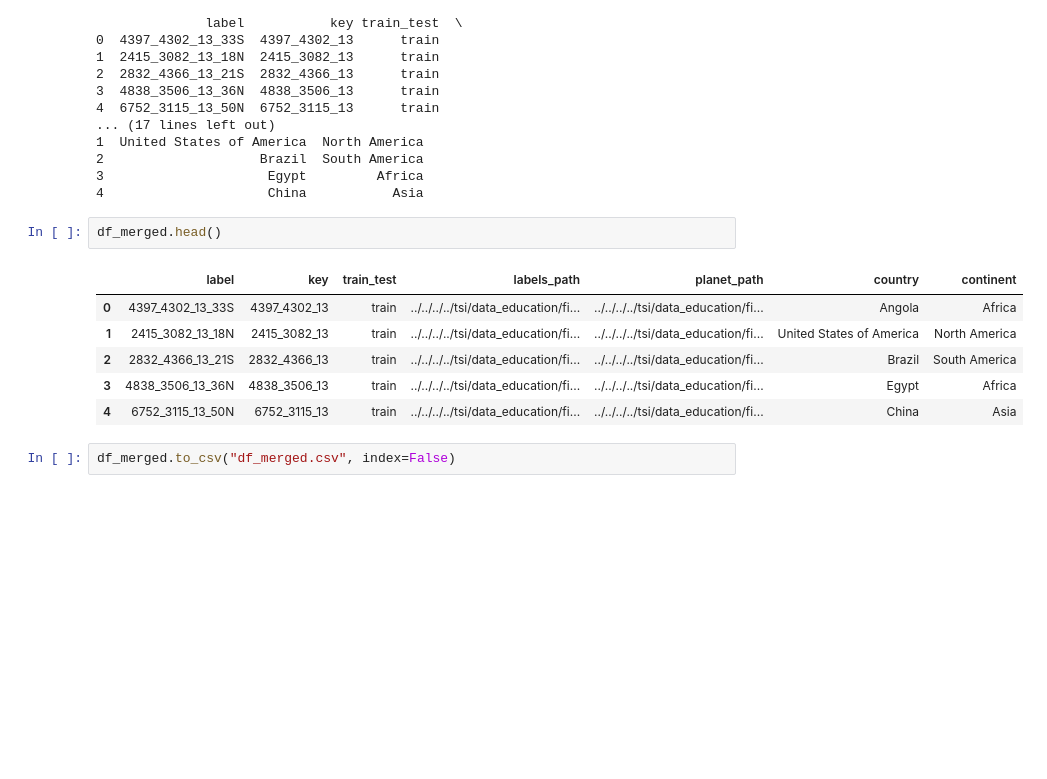
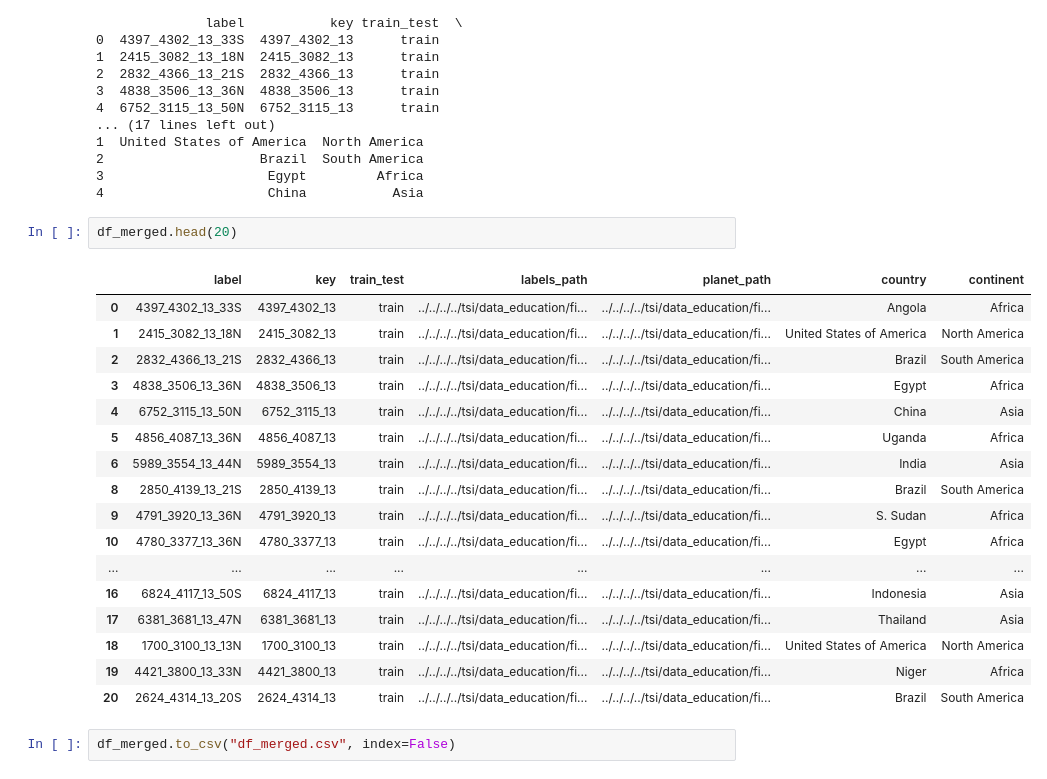
Before and after one commit to alexandreRocchiHenry/Computer_Vision_Projet, a Jupyter notebook: connection_bd.ipynb, the cells around one changed output. Cells and saved outputs as stored; diff of their text form; blank space fills up the shorter version.

```diff
--- a/connection_bd.ipynb
+++ b/connection_bd.ipynb
@@ -271,14 +271,25 @@ Colonnes disponibles dans world: Index(['featurecla', 'scalerank', 'LABELRANK',
 3                     Egypt         Africa
 4                     China           Asia
 # %%
-df_merged.head()
+df_merged.head(20)
 # %% [output]
 |  | label | key | train_test | labels_path | planet_path | country | continent |
 | 0 | 4397_4302_13_33S | 4397_4302_13 | train | ../../../../tsi/data_education/fi... | ../../../../tsi/data_education/fi... | Angola | Africa |
 | 1 | 2415_3082_13_18N | 2415_3082_13 | train | ../../../../tsi/data_education/fi... | ../../../../tsi/data_education/fi... | United States of America | North America |
 | 2 | 2832_4366_13_21S | 2832_4366_13 | train | ../../../../tsi/data_education/fi... | ../../../../tsi/data_education/fi... | Brazil | South America |
 | 3 | 4838_3506_13_36N | 4838_3506_13 | train | ../../../../tsi/data_education/fi... | ../../../../tsi/data_education/fi... | Egypt | Africa |
 | 4 | 6752_3115_13_50N | 6752_3115_13 | train | ../../../../tsi/data_education/fi... | ../../../../tsi/data_education/fi... | China | Asia |
+| 5 | 4856_4087_13_36N | 4856_4087_13 | train | ../../../../tsi/data_education/fi... | ../../../../tsi/data_education/fi... | Uganda | Africa |
+| 6 | 5989_3554_13_44N | 5989_3554_13 | train | ../../../../tsi/data_education/fi... | ../../../../tsi/data_education/fi... | India | Asia |
+| 8 | 2850_4139_13_21S | 2850_4139_13 | train | ../../../../tsi/data_education/fi... | ../../../../tsi/data_education/fi... | Brazil | South America |
+| 9 | 4791_3920_13_36N | 4791_3920_13 | train | ../../../../tsi/data_education/fi... | ../../../../tsi/data_education/fi... | S. Sudan | Africa |
+| 10 | 4780_3377_13_36N | 4780_3377_13 | train | ../../../../tsi/data_education/fi... | ../../../../tsi/data_education/fi... | Egypt | Africa |
+| ... | ... | ... | ... | ... | ... | ... | ... |
+| 16 | 6824_4117_13_50S | 6824_4117_13 | train | ../../../../tsi/data_education/fi... | ../../../../tsi/data_education/fi... | Indonesia | Asia |
+| 17 | 6381_3681_13_47N | 6381_3681_13 | train | ../../../../tsi/data_education/fi... | ../../../../tsi/data_education/fi... | Thailand | Asia |
+| 18 | 1700_3100_13_13N | 1700_3100_13 | train | ../../../../tsi/data_education/fi... | ../../../../tsi/data_education/fi... | United States of America | North America |
+| 19 | 4421_3800_13_33N | 4421_3800_13 | train | ../../../../tsi/data_education/fi... | ../../../../tsi/data_education/fi... | Niger | Africa |
+| 20 | 2624_4314_13_20S | 2624_4314_13 | train | ../../../../tsi/data_education/fi... | ../../../../tsi/data_education/fi... | Brazil | South America |
 # %%
 df_merged.to_csv("df_merged.csv", index=False)
 # %%
```
Also changed, not shown: parts of 1 cell of this notebook.
